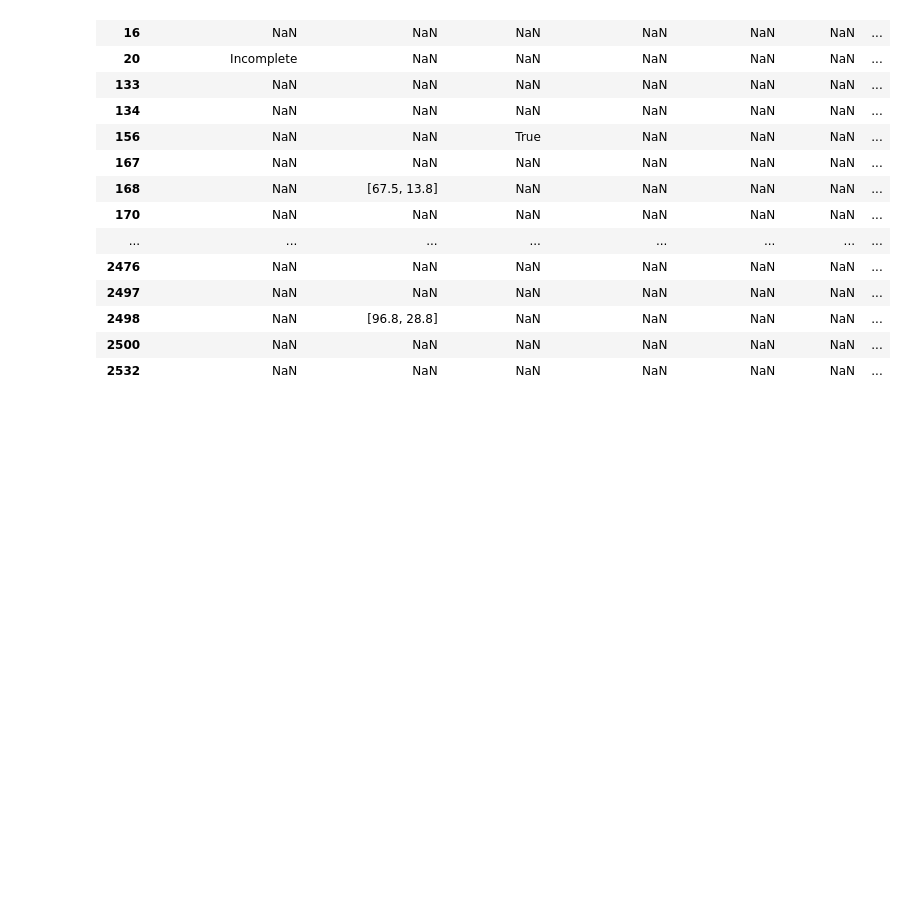
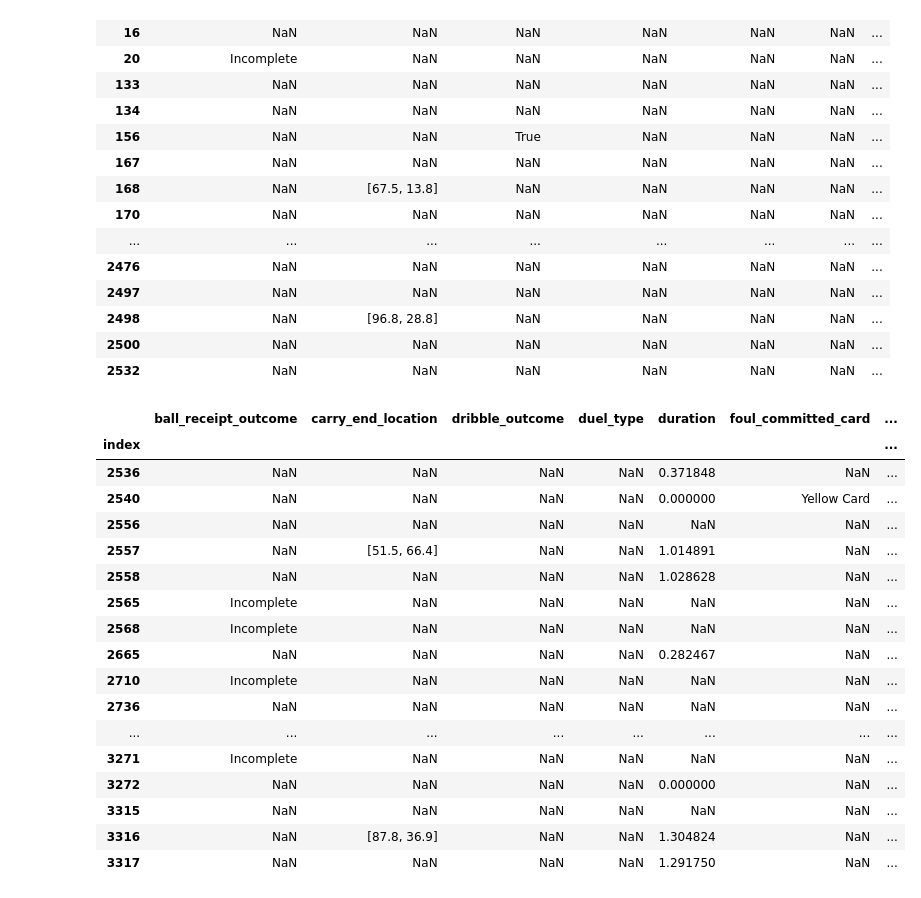
Before and after one commit to arskaan/streamlit-test, a Jupyter notebook: test.ipynb, the cells around one changed output. Drawn from its saved outputs; the diff is of its cells as text; code cells hidden in the pictures; blank space fills up the shorter version.

```diff
--- a/test.ipynb
+++ b/test.ipynb
@@ -376,3 +376,24 @@ df[df['player'] == 'Papiss Demba Cissé'].dropna(how='all',axis=1).drop(columns=
 | 2498 | NaN | [96.8, 28.8] | NaN | NaN | NaN | NaN | ... |
 | 2500 | NaN | NaN | NaN | NaN | NaN | NaN | ... |
 | 2532 | NaN | NaN | NaN | NaN | NaN | NaN | ... |
+# %%
+df[df['player'] == 'Aleksandar Mitrović'].drop(columns=['id','match_id','off_camera','pass_angle','player','player_id','position','team','possession_team','possession_team_id','related_events','team_id']).dropna(how='all',axis=1).sort_index()
+# %% [output]
+|  | ball_receipt_outcome | carry_end_location | dribble_outcome | duel_type | duration | foul_committed_card | ... |
+| index |  |  |  |  |  |  | ... |
+| 2536 | NaN | NaN | NaN | NaN | 0.371848 | NaN | ... |
+| 2540 | NaN | NaN | NaN | NaN | 0.000000 | Yellow Card | ... |
+| 2556 | NaN | NaN | NaN | NaN | NaN | NaN | ... |
+| 2557 | NaN | [51.5, 66.4] | NaN | NaN | 1.014891 | NaN | ... |
+| 2558 | NaN | NaN | NaN | NaN | 1.028628 | NaN | ... |
+| 2565 | Incomplete | NaN | NaN | NaN | NaN | NaN | ... |
+| 2568 | Incomplete | NaN | NaN | NaN | NaN | NaN | ... |
+| 2665 | NaN | NaN | NaN | NaN | 0.282467 | NaN | ... |
+| 2710 | Incomplete | NaN | NaN | NaN | NaN | NaN | ... |
+| 2736 | NaN | NaN | NaN | NaN | NaN | NaN | ... |
+| ... | ... | ... | ... | ... | ... | ... | ... |
+| 3271 | Incomplete | NaN | NaN | NaN | NaN | NaN | ... |
+| 3272 | NaN | NaN | NaN | NaN | 0.000000 | NaN | ... |
+| 3315 | NaN | NaN | NaN | NaN | NaN | NaN | ... |
+| 3316 | NaN | [87.8, 36.9] | NaN | NaN | 1.304824 | NaN | ... |
+| 3317 | NaN | NaN | NaN | NaN | 1.291750 | NaN | ... |
```
Also changed, not shown: parts of 2 cells of this notebook, 2 other files.
